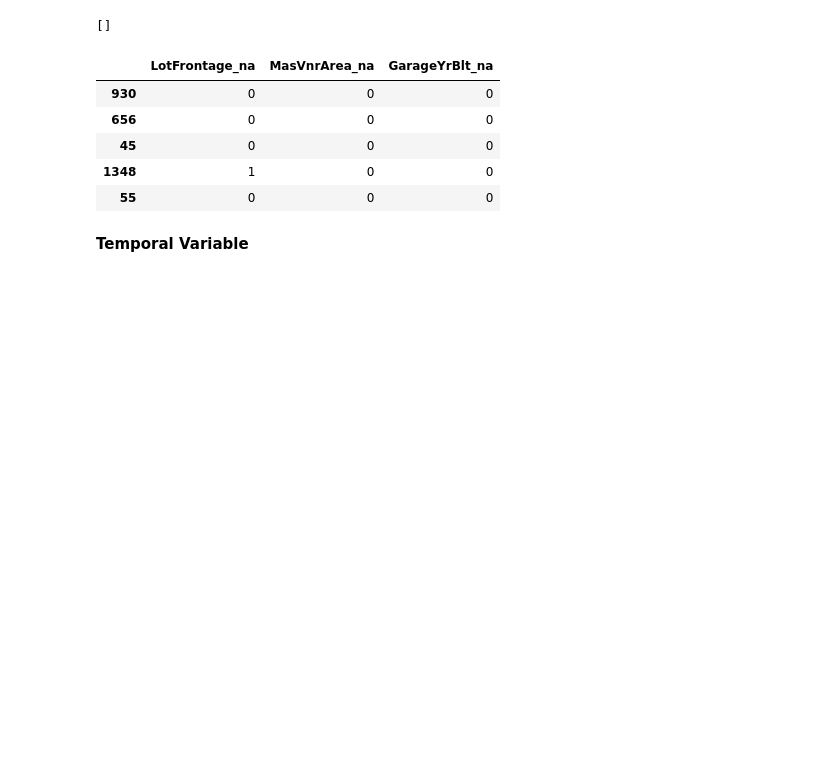
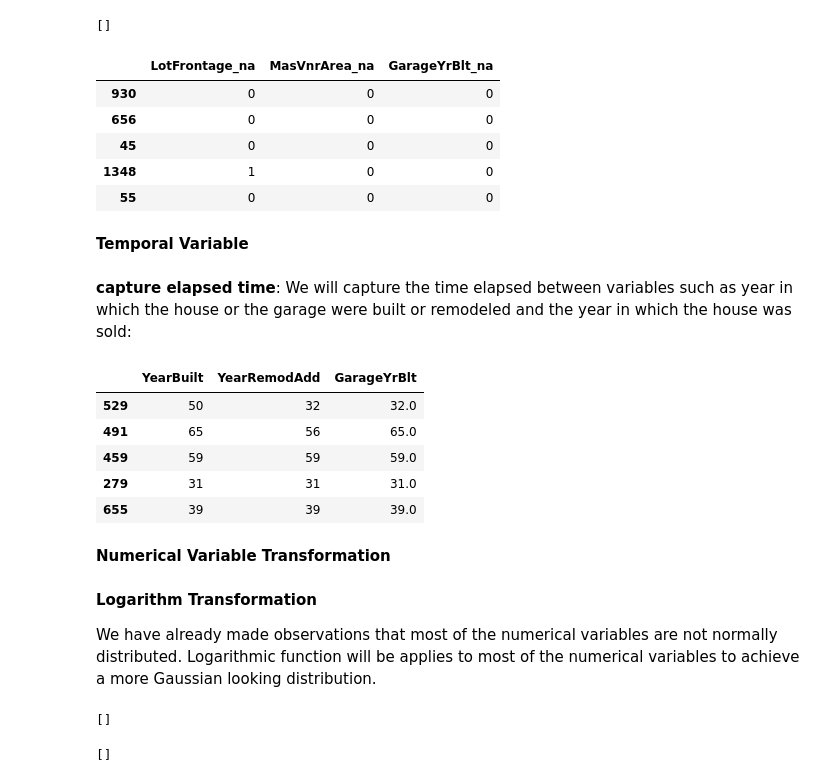
Before and after one commit to Tobiodedere1211/House-Price-Advance-regression-technique-, a Jupyter notebook: house-price(feature-engineering).ipynb, the cells around one changed output. Cells and saved outputs as stored; diff of their text form; code cells hidden in the pictures; blank space fills up the shorter version.

```diff
--- a/house-price(feature-engineering).ipynb
+++ b/house-price(feature-engineering).ipynb
@@ -283,3 +283,11 @@ X_train[['LotFrontage_na', 'MasVnrArea_na', 'GarageYrBlt_na']].head()
 | 55 | 0 | 0 | 0 |
 # %% [markdown]
 **Temporal Variable**
+# %% [markdown]
+**capture elapsed time**: We will capture the time elapsed between variables such as year in which the house or the garage were built or remodeled and the year in which the house was sold:
+# %%
+def elapse_years(df, var):
+    # capture difference betwee the year variable
+    # and the year in which the house was sold
+    df[var] = df['YrSold'] - df[var]
+    return df
@@ -285,0 +296,23 @@ X_train[['LotFrontage_na', 'MasVnrArea_na', 'GarageYrBlt_na']].head()
+# %%
+for var in var_year:
+    if var != "YrSold":
+        X_train = elapse_years(X_train, var)
+        X_test = elapse_years(X_test, var)
+# %%
+X_test.drop(columns='YrSold', inplace=True)
+X_train.drop(columns='YrSold', inplace=True)
+# %%
+X_test[var_year[:3]].head()
+# %% [output]
+|  | YearBuilt | YearRemodAdd | GarageYrBlt |
+| 529 | 50 | 32 | 32.0 |
+| 491 | 65 | 56 | 65.0 |
+| 459 | 59 | 59 | 59.0 |
+| 279 | 31 | 31 | 31.0 |
+| 655 | 39 | 39 | 39.0 |
+# %% [markdown]
+**Numerical Variable Transformation**
+# %% [markdown]
+**Logarithm Transformation**
+
+We have already made observations that most of the numerical variables are not normally distributed. Logarithmic function will be applies to most of the numerical variables to achieve a more Gaussian looking distribution.
@@ -285,0 +323,10 @@ X_train[['LotFrontage_na', 'MasVnrArea_na', 'GarageYrBlt_na']].head()
+# %%
+# check if test set contains null values
+[var for val in ['LotArea', 'LotFrontage', '1stFlrSF', 'GrLivArea'] if X_test[var].isna().sum() > 0]
+# %% [output]
+[]
+# %%
+# check if train set contains null values
+[var for val in ['LotArea', 'LotFrontage', '1stFlrSF', 'GrLivArea'] if X_train[var].isna().sum() > 0]
+# %% [output]
+[]
```
Also changed, not shown: parts of 30 cells of this notebook, 5 other files.
